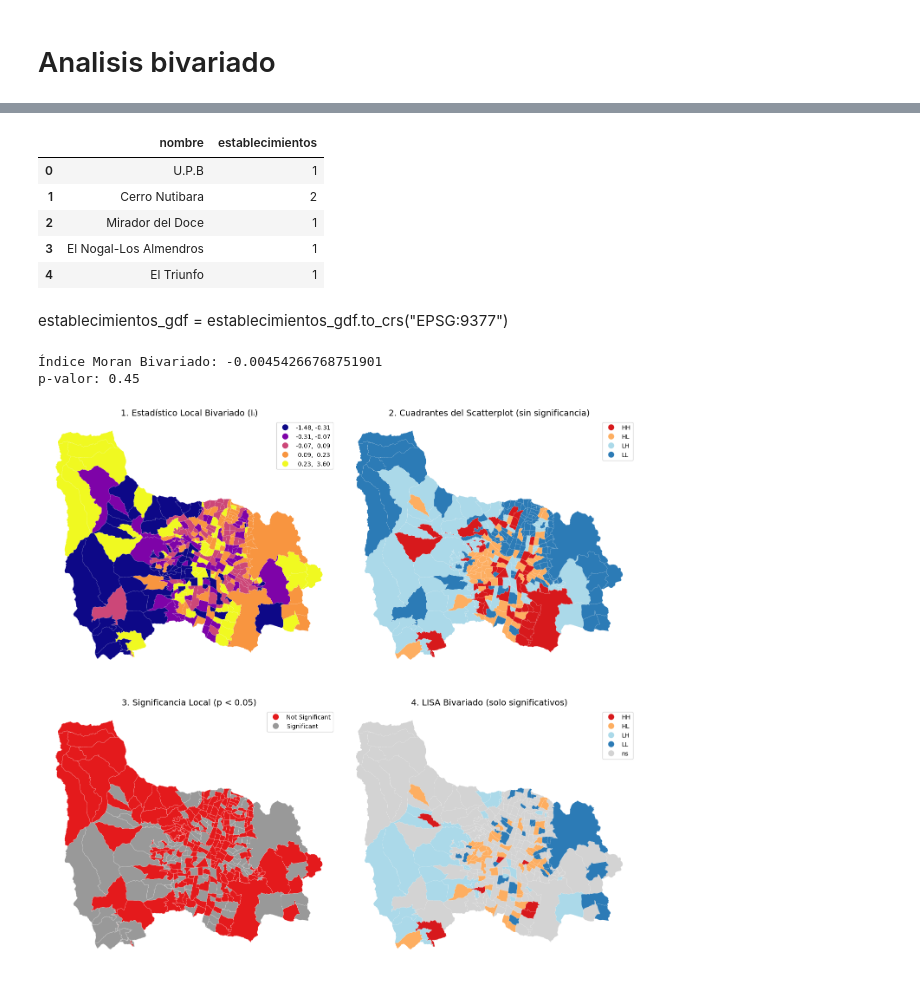
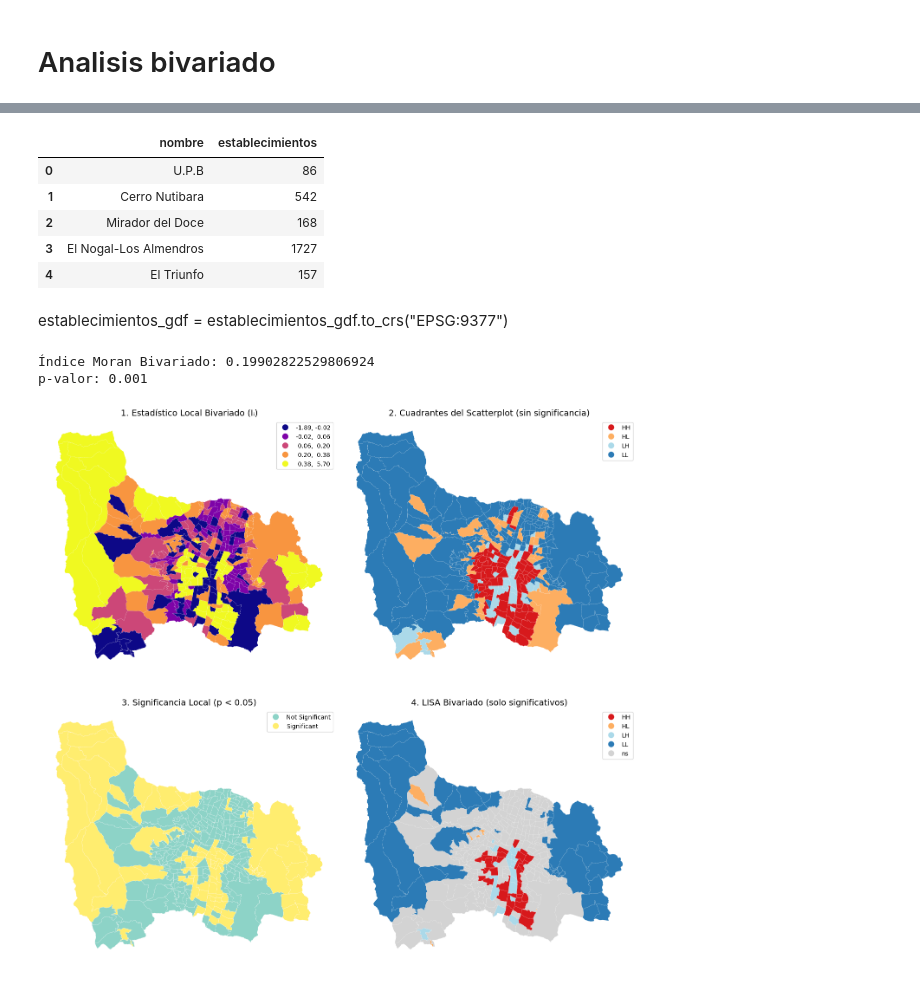
Before and after one commit to jdavidortega/Geographic_Data_Science_with_Python, a Jupyter notebook: Geospatial/autocorrelacion_espacial.ipynb, the cells around one changed output, grey strips where cells are left out. Drawn from its saved outputs; the diff is of its cells as text; code cells hidden in the pictures.

```diff
--- a/Geospatial/autocorrelacion_espacial.ipynb
+++ b/Geospatial/autocorrelacion_espacial.ipynb
@@ -321,0 +305,5 @@ establecimientos_gdf = gpd.GeoDataFrame(
+# %%
+# Cargar establecimientos como GeoDataFrame
+establecimientos_gdf = gpd.read_file('./data/establecimientos_de_indus.geojson')
+print("establecimientos", establecimientos_gdf.shape)
+display(establecimientos_gdf.head())
@@ -357,11 +353,11 @@ barrios_establecimientos["establecimientos"] = (
 barrios_establecimientos[["nombre", "establecimientos"]].head()
 # %% [output]
 |  | nombre | establecimientos |
-| 0 | U.P.B | 1 |
-| 1 | Cerro Nutibara | 2 |
-| 2 | Mirador del Doce | 1 |
-| 3 | El Nogal-Los Almendros | 1 |
-| 4 | El Triunfo | 1 |
+| 0 | U.P.B | 86 |
+| 1 | Cerro Nutibara | 542 |
+| 2 | Mirador del Doce | 168 |
+| 3 | El Nogal-Los Almendros | 1727 |
+| 4 | El Triunfo | 157 |
 # %% [markdown]
 establecimientos_gdf = establecimientos_gdf.to_crs("EPSG:9377")
 # %%
@@ -383,8 +379,8 @@ moran_bv = Moran_BV(y_hurtos, y_est, wq)
 print("Índice Moran Bivariado:", moran_bv.I)
 print("p-valor:", moran_bv.p_sim)
 # %% [output]
-Índice Moran Bivariado: -0.00454266768751901
-p-valor: 0.45
+Índice Moran Bivariado: 0.19902822529806924
+p-valor: 0.001
 # %%
 from esda.moran import Moran_Local_BV
 
@@ -425,32 +421,32 @@ axs[0].axis("off")
 lisa_cluster(ml_bv, barrios_full, p=1, ax=axs[1])  # p=1 → todos los quadrantes
 axs[1].set_title("2. Cuadrantes del Scatterplot (sin significancia)", fontsize=14)
 axs[1].axis("off")
 
 # 3. Mapa de significancia local (p < 0.05)
 barrios_full["sig_bv"] = (barrios_full["p_bv"] < 0.05).map({
     True: "Significant", False: "Not Significant"
 })
 
 barrios_full.plot(
     column="sig_bv",
     categorical=True,
-    cmap="Set1",
+    cmap="Set3",
     k=2,
     legend=True,
     edgecolor="white",
     linewidth=0.2,
     ax=axs[2]
 )
 axs[2].set_title("3. Significancia Local (p < 0.05)", fontsize=14)
 axs[2].axis("off")
 
 # 4. Mapa LISA Bivariado (solo clústeres significativos)
 lisa_cluster(ml_bv, barrios_full, p=0.05, ax=axs[3])
 axs[3].set_title("4. LISA Bivariado (solo significativos)", fontsize=14)
 axs[3].axis("off")
 
 # Ajustar espacios
 plt.tight_layout()
 plt.show()
 # %% [output]
-[figure, old version]
+[figure, new version]
```
Also changed, not shown: parts of 8 cells of this notebook, 2 other files.
